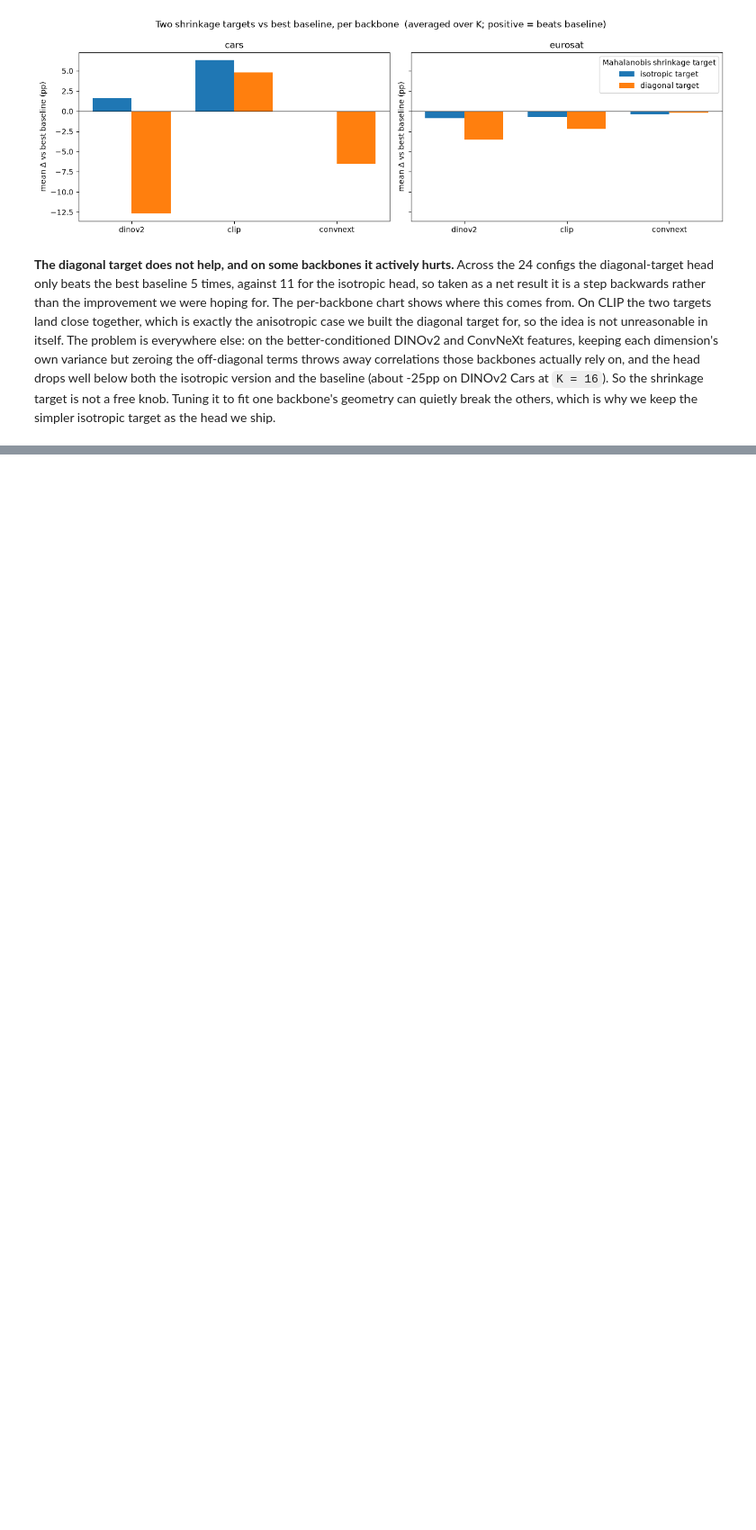
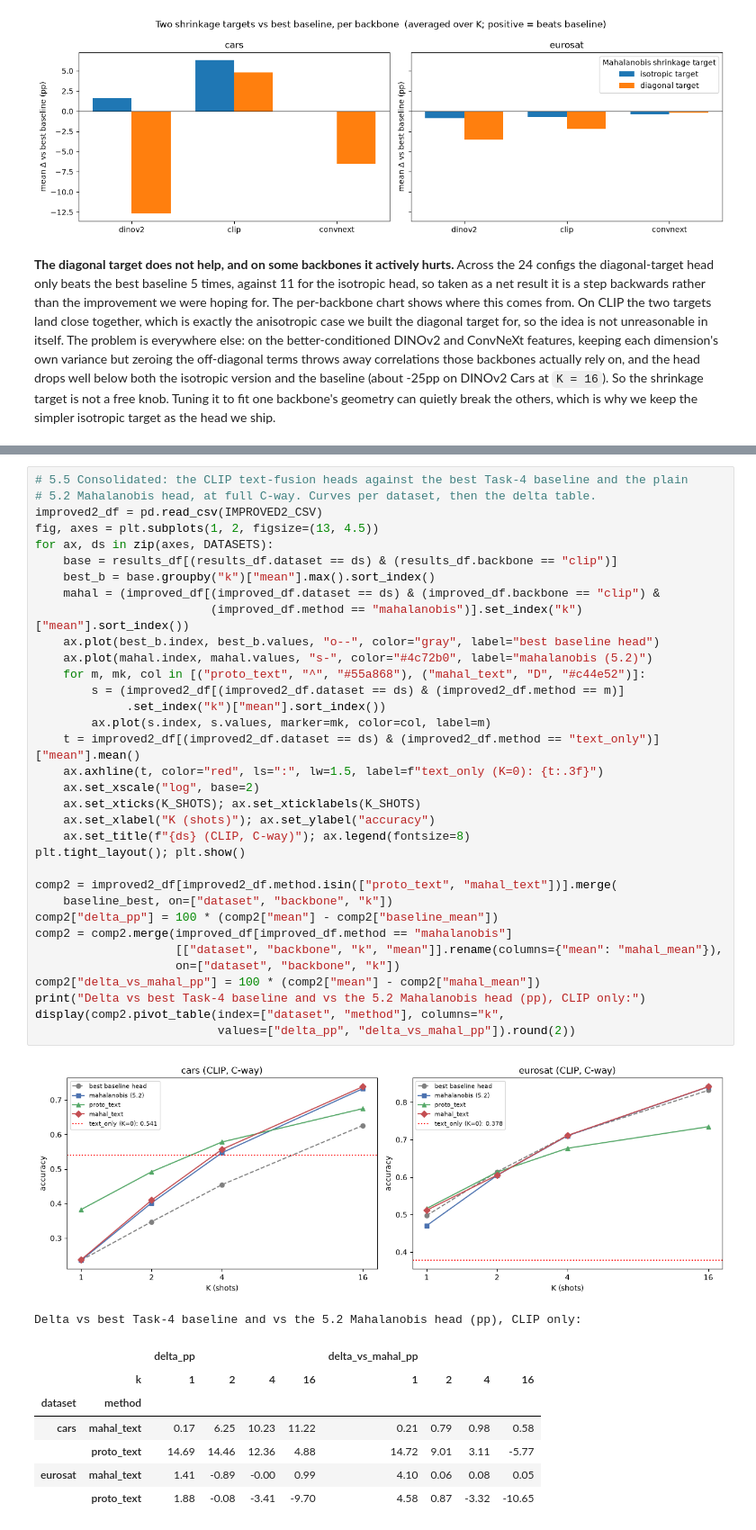
Before and after one commit to eyalsht/cv-hw2-few-shot-benchmarking, a Jupyter notebook: cv_hw2_312359284_314884834.ipynb, the cells around one changed output, grey strips where cells are left out. Shown at 90% size. Drawn from its saved outputs; the diff is of its cells as text; blank space fills up the shorter version.

```diff
--- a/cv_hw2_312359284_314884834.ipynb
+++ b/cv_hw2_312359284_314884834.ipynb
@@ -1675,0 +1972,44 @@ plt.tight_layout(); plt.show()
+# %%
+# 5.5 Consolidated: the CLIP text-fusion heads against the best Task-4 baseline and the plain
+# 5.2 Mahalanobis head, at full C-way. Curves per dataset, then the delta table.
+improved2_df = pd.read_csv(IMPROVED2_CSV)
+fig, axes = plt.subplots(1, 2, figsize=(13, 4.5))
+for ax, ds in zip(axes, DATASETS):
+    base = results_df[(results_df.dataset == ds) & (results_df.backbone == "clip")]
+    best_b = base.groupby("k")["mean"].max().sort_index()
+    mahal = (improved_df[(improved_df.dataset == ds) & (improved_df.backbone == "clip") &
+                         (improved_df.method == "mahalanobis")].set_index("k")["mean"].sort_index())
+    ax.plot(best_b.index, best_b.values, "o--", color="gray", label="best baseline head")
+    ax.plot(mahal.index, mahal.values, "s-", color="#4c72b0", label="mahalanobis (5.2)")
+    for m, mk, col in [("proto_text", "^", "#55a868"), ("mahal_text", "D", "#c44e52")]:
+        s = (improved2_df[(improved2_df.dataset == ds) & (improved2_df.method == m)]
+             .set_index("k")["mean"].sort_index())
+        ax.plot(s.index, s.values, marker=mk, color=col, label=m)
+    t = improved2_df[(improved2_df.dataset == ds) & (improved2_df.method == "text_only")]["mean"].mean()
+    ax.axhline(t, color="red", ls=":", lw=1.5, label=f"text_only (K=0): {t:.3f}")
+    ax.set_xscale("log", base=2)
+    ax.set_xticks(K_SHOTS); ax.set_xticklabels(K_SHOTS)
+    ax.set_xlabel("K (shots)"); ax.set_ylabel("accuracy")
+    ax.set_title(f"{ds} (CLIP, C-way)"); ax.legend(fontsize=8)
+plt.tight_layout(); plt.show()
+
+comp2 = improved2_df[improved2_df.method.isin(["proto_text", "mahal_text"])].merge(
+    baseline_best, on=["dataset", "backbone", "k"])
+comp2["delta_pp"] = 100 * (comp2["mean"] - comp2["baseline_mean"])
+comp2 = comp2.merge(improved_df[improved_df.method == "mahalanobis"]
+                    [["dataset", "backbone", "k", "mean"]].rename(columns={"mean": "mahal_mean"}),
+                    on=["dataset", "backbone", "k"])
+comp2["delta_vs_mahal_pp"] = 100 * (comp2["mean"] - comp2["mahal_mean"])
+print("Delta vs best Task-4 baseline and vs the 5.2 Mahalanobis head (pp), CLIP only:")
+display(comp2.pivot_table(index=["dataset", "method"], columns="k",
+                          values=["delta_pp", "delta_vs_mahal_pp"]).round(2))
+# %% [output]
+[figure, added]
+Delta vs best Task-4 baseline and vs the 5.2 Mahalanobis head (pp), CLIP only:
+|  |  | delta_pp |  |  |  | delta_vs_mahal_pp |  |  |  |
+|  | k | 1 | 2 | 4 | 16 | 1 | 2 | 4 | 16 |
+| dataset | method |  |  |  |  |  |  |  |  |
+| cars | mahal_text | 0.17 | 6.25 | 10.23 | 11.22 | 0.21 | 0.79 | 0.98 | 0.58 |
+|  | proto_text | 14.69 | 14.46 | 12.36 | 4.88 | 14.72 | 9.01 | 3.11 | -5.77 |
+| eurosat | mahal_text | 1.41 | -0.89 | -0.00 | 0.99 | 4.10 | 0.06 | 0.08 | 0.05 |
+|  | proto_text | 1.88 | -0.08 | -3.41 | -9.70 | 4.58 | 0.87 | -3.32 | -10.65 |
```
Also changed, not shown: parts of 20 cells of this notebook, 3 other files.
